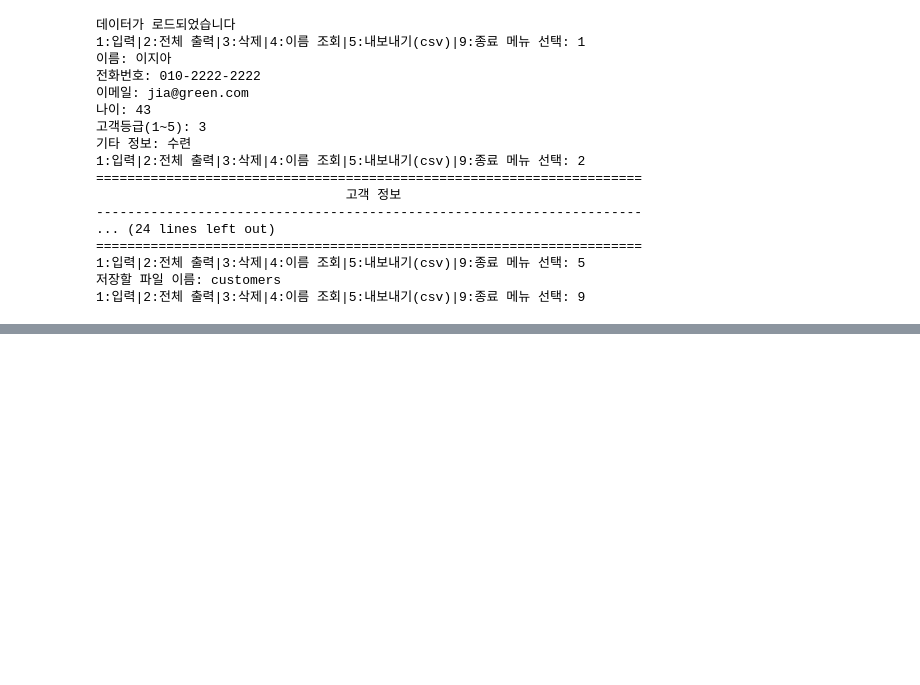
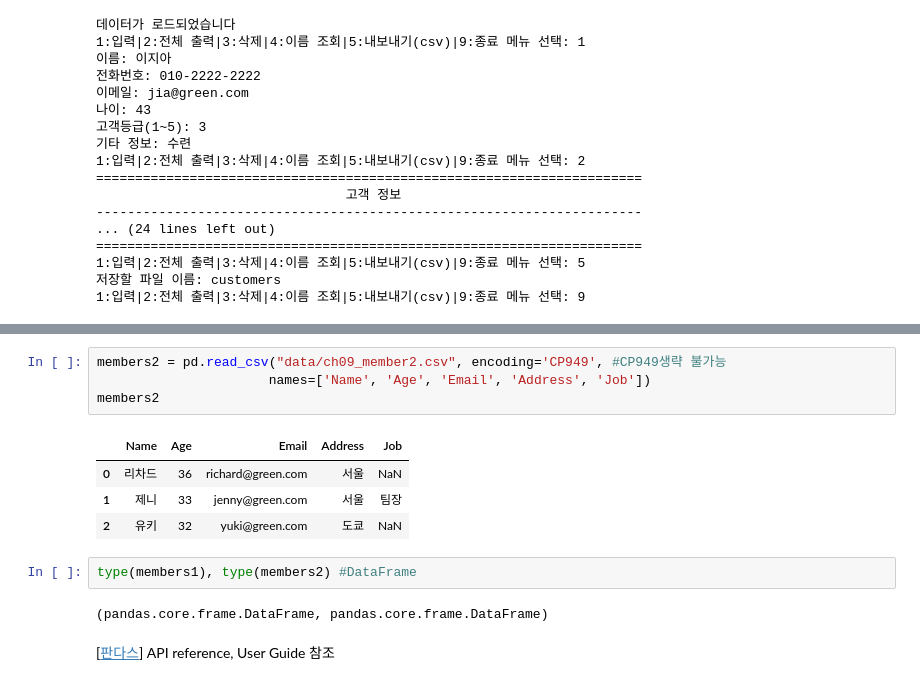
Before and after one commit to cherryuki/bigdata, a Jupyter notebook: source/8_Python/ch09_파일입출력프로그래밍.ipynb, the cells around one changed output, grey strips where cells are left out. Saved outputs shown, nothing was run; the diff lists cells and outputs as text; blank space fills up the shorter version.

```diff
--- a/source/8_Python/ch09_파일입출력프로그래밍.ipynb
+++ b/source/8_Python/ch09_파일입출력프로그래밍.ipynb
@@ -720,0 +765,15 @@ if __name__=='__main__':
+# %%
+members2 = pd.read_csv("data/ch09_member2.csv", encoding='CP949', #CP949생략 불가능
+                      names=['Name', 'Age', 'Email', 'Address', 'Job'])
+members2
+# %% [output]
+|  | Name | Age | Email | Address | Job |
+| 0 | 리차드 | 36 | richard@green.com | 서울 | NaN |
+| 1 | 제니 | 33 | jenny@green.com | 서울 | 팀장 |
+| 2 | 유키 | 32 | yuki@green.com | 도쿄 | NaN |
+# %%
+type(members1), type(members2) #DataFrame
+# %% [output]
+(pandas.core.frame.DataFrame, pandas.core.frame.DataFrame)
+# %% [markdown]
+[[판다스](https://pandas.pydata.org/)] API reference, User Guide 참조
```
Also changed, not shown: parts of 4 cells of this notebook, 2 other files.
